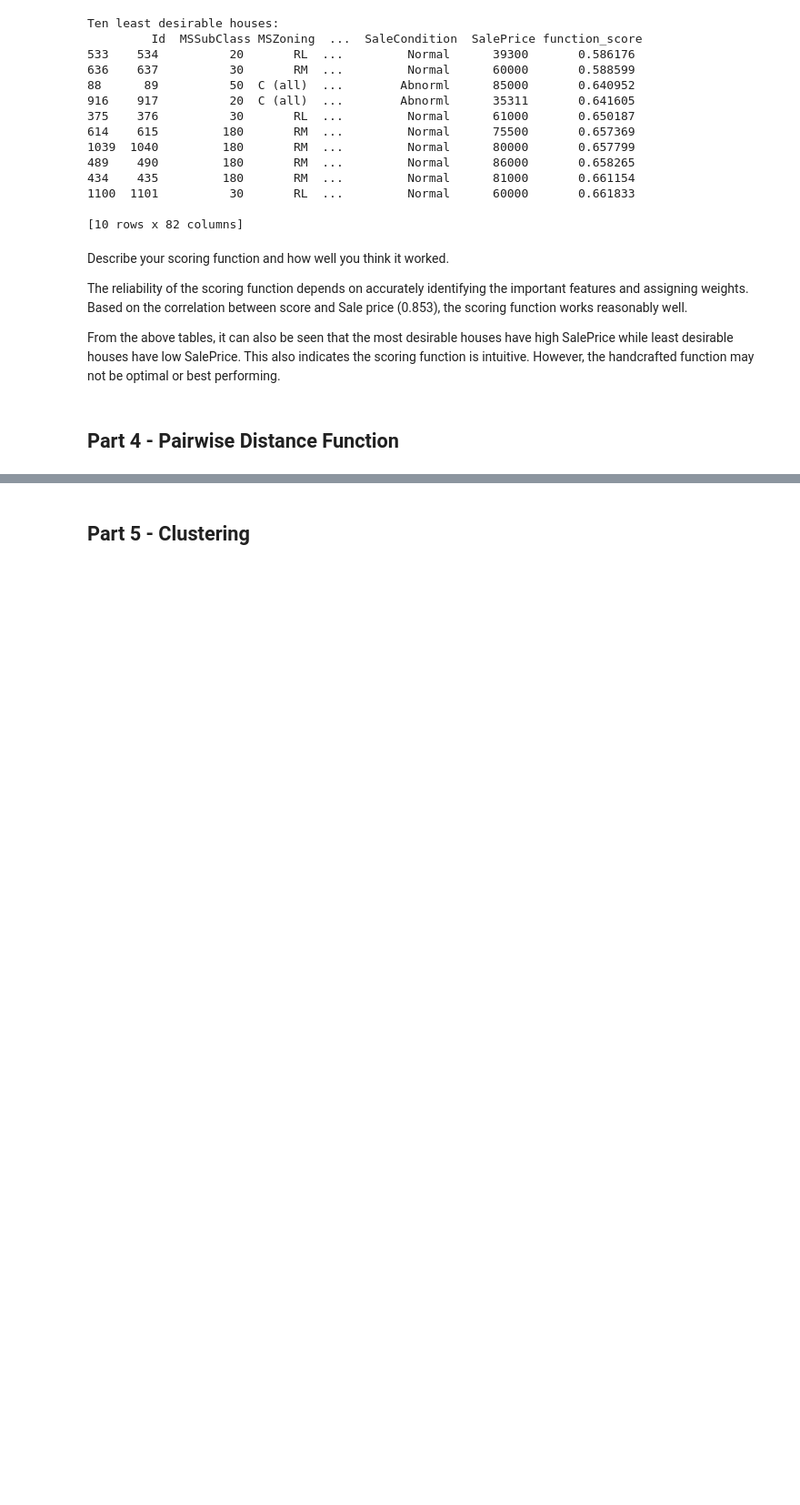
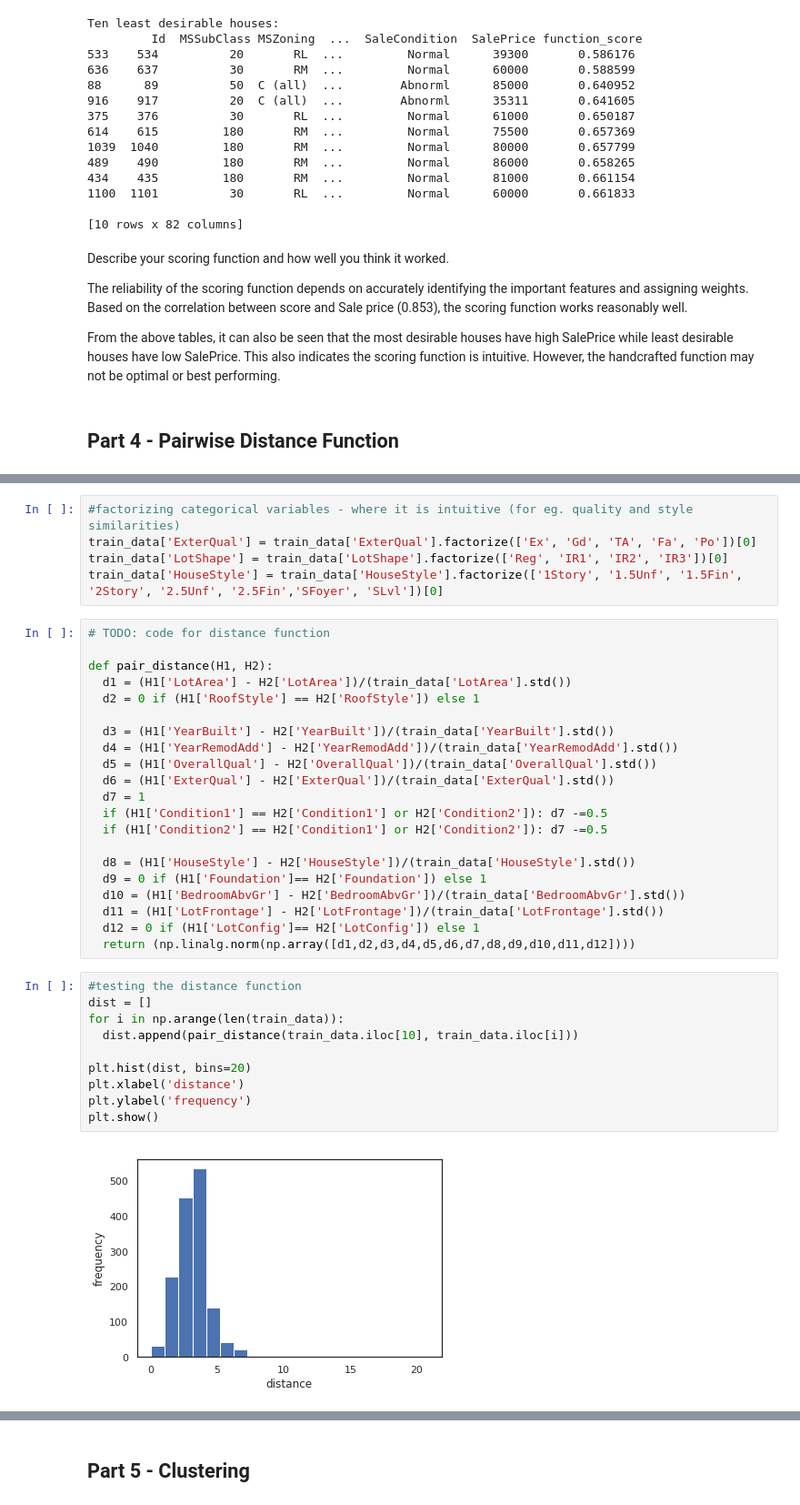
Before and after one commit to vamsh1/Kaggle_House-prices, a Jupyter notebook: cse519_hw3_kundhuru_ankitha_112504056.ipynb, the cells around one changed output, grey strips where cells are left out. Shown at 91% size. Cells and saved outputs as stored; diff of their text form; blank space fills up the shorter version.

```diff
--- a/cse519_hw3_kundhuru_ankitha_112504056.ipynb
+++ b/cse519_hw3_kundhuru_ankitha_112504056.ipynb
@@ -288,0 +312,38 @@ How well does the distance function work? When does it do well/badly?
+# %%
+#factorizing categorical variables - where it is intuitive (for eg. quality and style similarities)
+train_data['ExterQual'] = train_data['ExterQual'].factorize(['Ex', 'Gd', 'TA', 'Fa', 'Po'])[0]
+train_data['LotShape'] = train_data['LotShape'].factorize(['Reg', 'IR1', 'IR2', 'IR3'])[0]
+train_data['HouseStyle'] = train_data['HouseStyle'].factorize(['1Story', '1.5Unf', '1.5Fin', '2Story', '2.5Unf', '2.5Fin','SFoyer', 'SLvl'])[0]
+# %%
+# TODO: code for distance function
+
+def pair_distance(H1, H2):
+  d1 = (H1['LotArea'] - H2['LotArea'])/(train_data['LotArea'].std())
+  d2 = 0 if (H1['RoofStyle'] == H2['RoofStyle']) else 1
+
+  d3 = (H1['YearBuilt'] - H2['YearBuilt'])/(train_data['YearBuilt'].std())
+  d4 = (H1['YearRemodAdd'] - H2['YearRemodAdd'])/(train_data['YearRemodAdd'].std())
+  d5 = (H1['OverallQual'] - H2['OverallQual'])/(train_data['OverallQual'].std())
+  d6 = (H1['ExterQual'] - H2['ExterQual'])/(train_data['ExterQual'].std())
+  d7 = 1
+  if (H1['Condition1'] == H2['Condition1'] or H2['Condition2']): d7 -=0.5
+  if (H1['Condition2'] == H2['Condition1'] or H2['Condition2']): d7 -=0.5
+
+  d8 = (H1['HouseStyle'] - H2['HouseStyle'])/(train_data['HouseStyle'].std())
+  d9 = 0 if (H1['Foundation']== H2['Foundation']) else 1
+  d10 = (H1['BedroomAbvGr'] - H2['BedroomAbvGr'])/(train_data['BedroomAbvGr'].std())
+  d11 = (H1['LotFrontage'] - H2['LotFrontage'])/(train_data['LotFrontage'].std())
+  d12 = 0 if (H1['LotConfig']== H2['LotConfig']) else 1
+  return (np.linalg.norm(np.array([d1,d2,d3,d4,d5,d6,d7,d8,d9,d10,d11,d12])))
+# %%
+#testing the distance function
+dist = []
+for i in np.arange(len(train_data)):
+  dist.append(pair_distance(train_data.iloc[10], train_data.iloc[i]))
+
+plt.hist(dist, bins=20)
+plt.xlabel('distance')
+plt.ylabel('frequency')
+plt.show()
+# %% [output]
+[figure, added]
```
Also changed, not shown: parts of 28 cells of this notebook.
